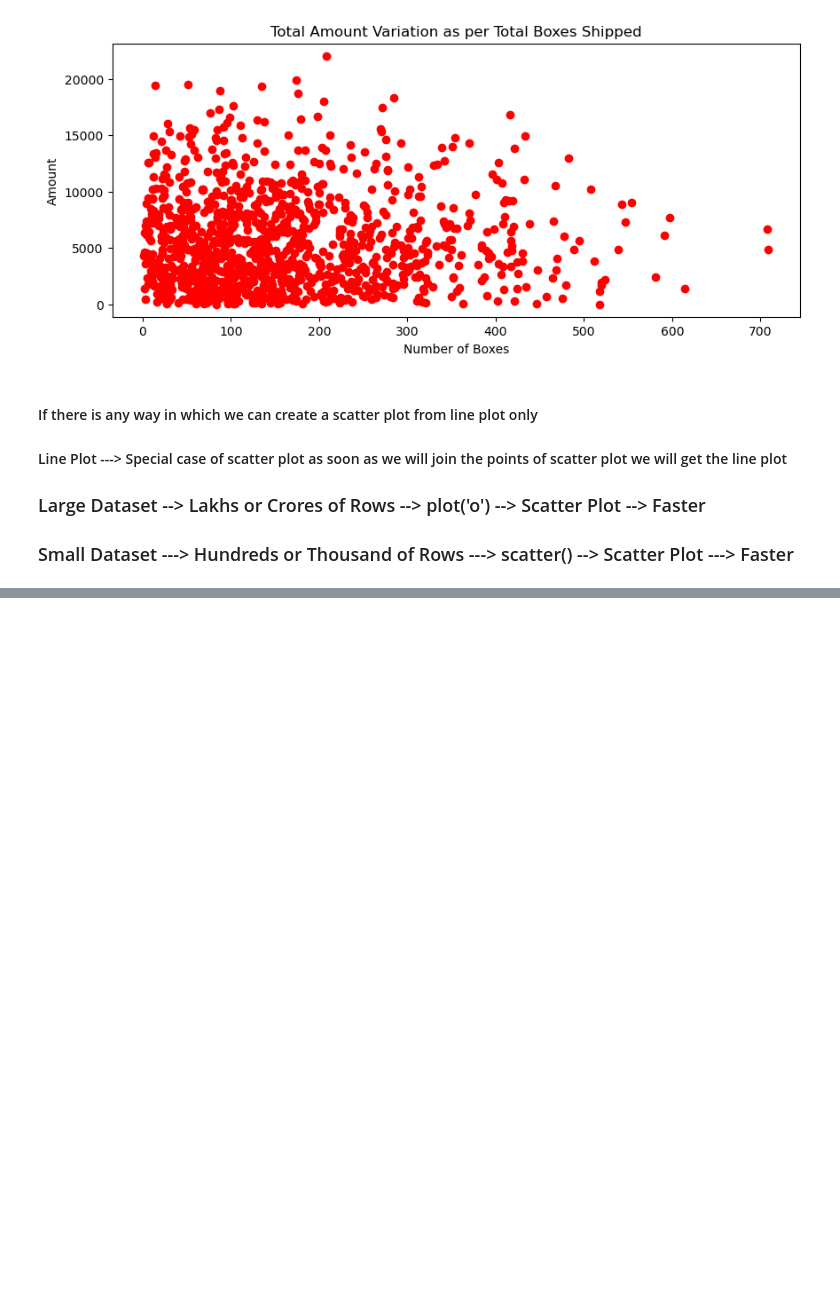
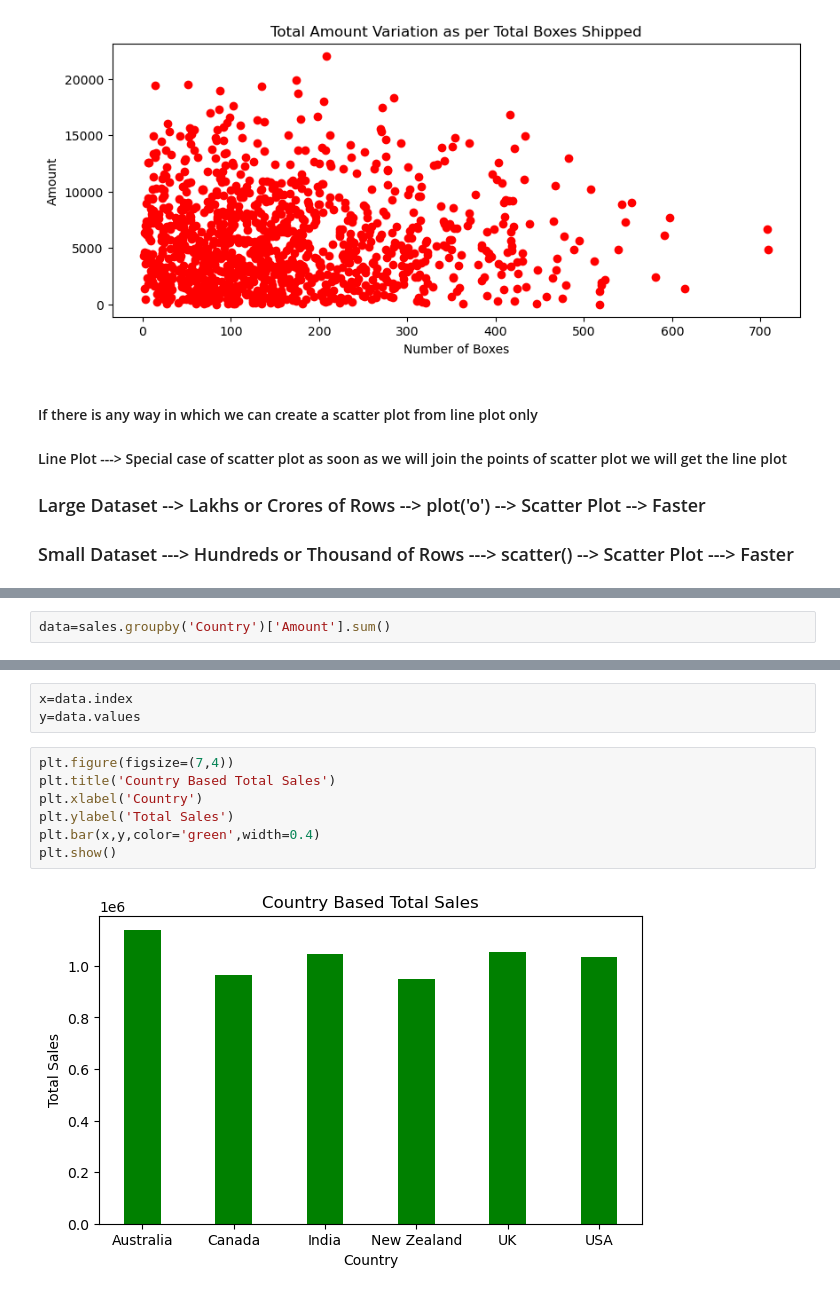
Before and after one commit to daksh-rajora/Gen-Ai, a Jupyter notebook: Machine Learning/MATPLOTLIB/Getting_Started.ipynb, the cells around one changed output, grey strips where cells are left out. Saved outputs shown, nothing was run; the diff lists cells and outputs as text; blank space fills up the shorter version.

```diff
--- a/Machine Learning/MATPLOTLIB/Getting_Started.ipynb
+++ b/Machine Learning/MATPLOTLIB/Getting_Started.ipynb
@@ -396,0 +430,2 @@ plt.show()
+# %%
+data=sales.groupby('Country')['Amount'].sum()
@@ -396,0 +443,12 @@ plt.show()
+# %%
+x=data.index
+y=data.values
+# %%
+plt.figure(figsize=(7,4))
+plt.title('Country Based Total Sales')
+plt.xlabel('Country')
+plt.ylabel('Total Sales')
+plt.bar(x,y,color='green',width=0.4)
+plt.show()
+# %% [output]
+[figure, added]
```
Also changed, not shown: parts of 17 cells of this notebook.
